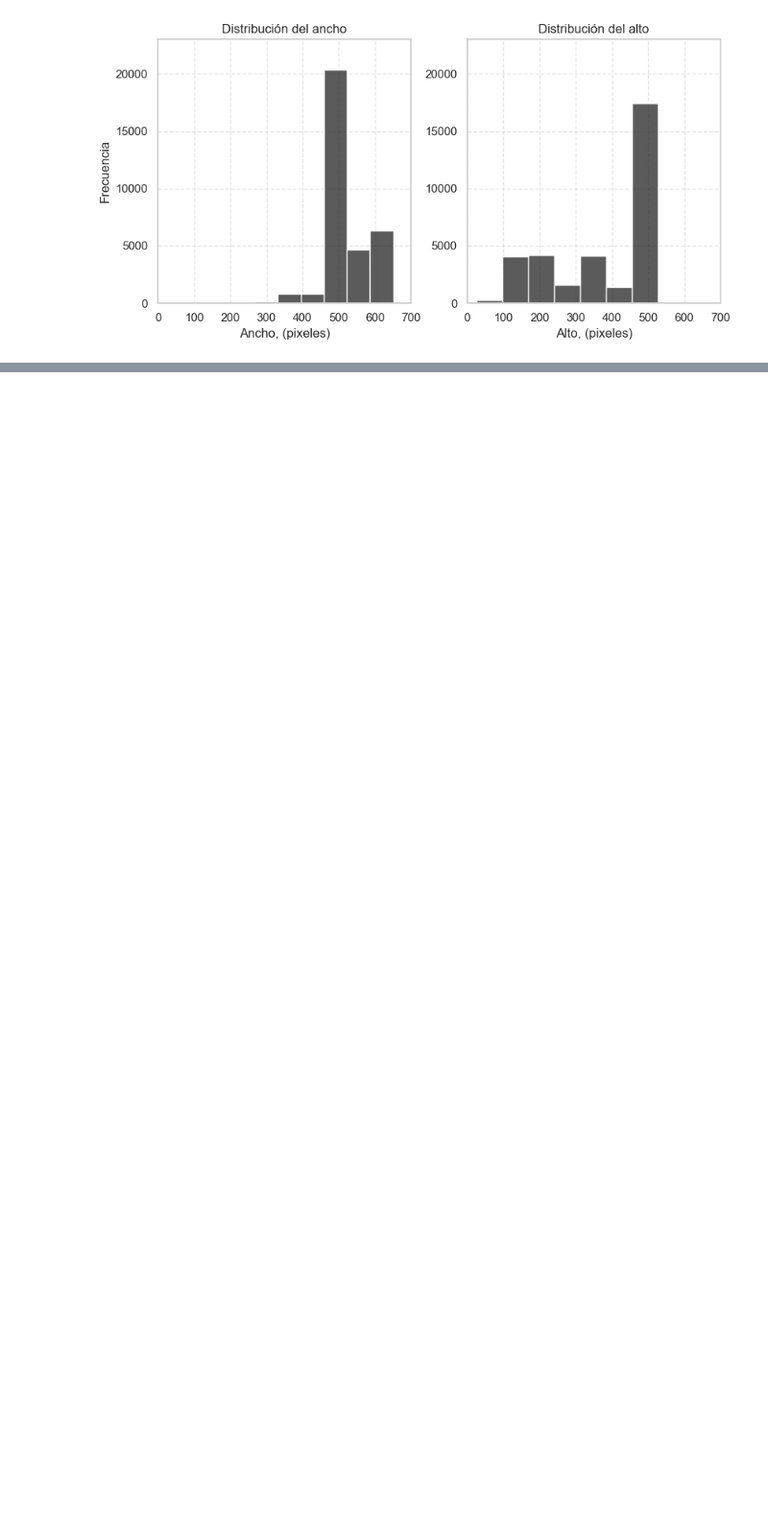
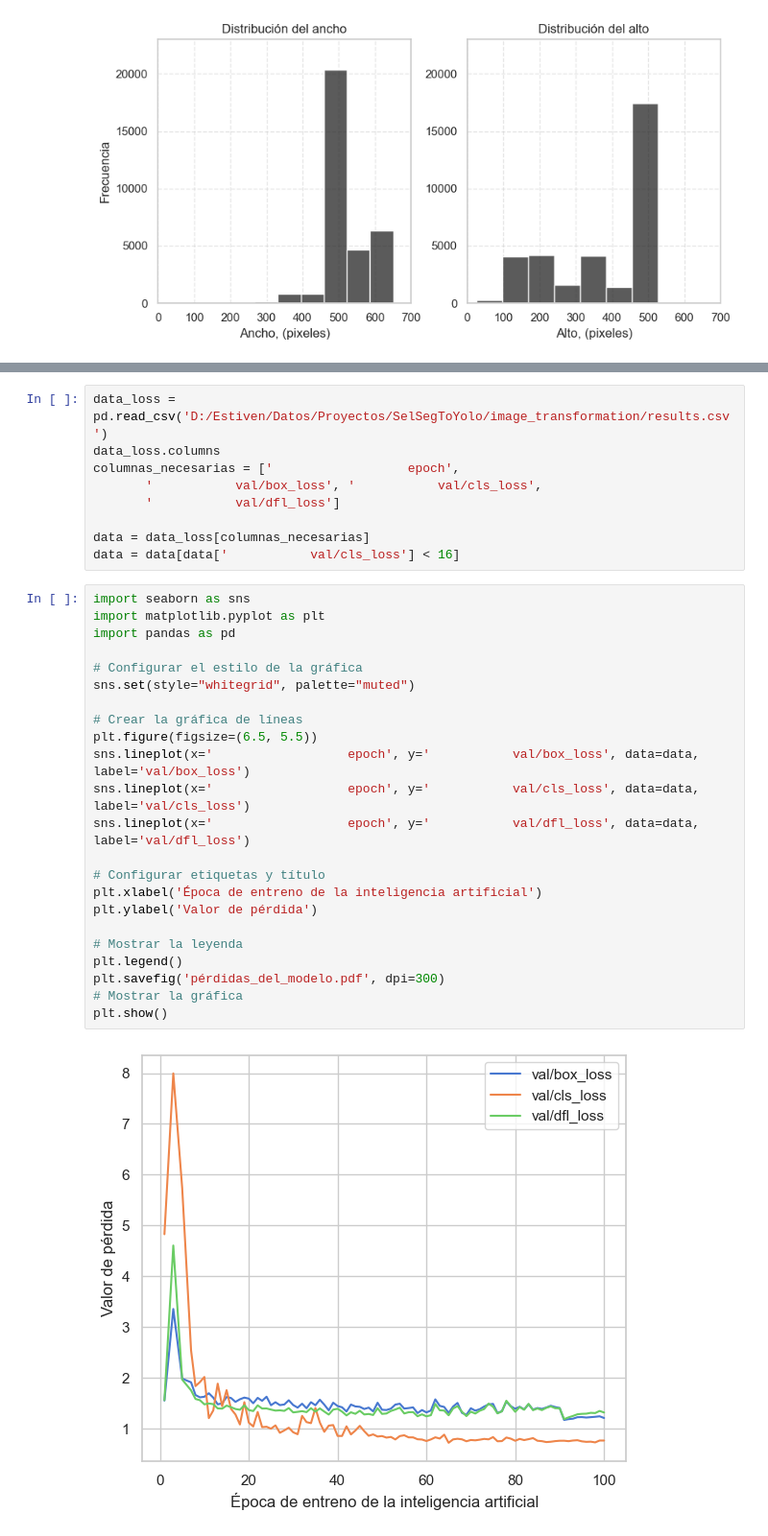
Before and after one commit to andres-mestra/SelSegToYolo, a Jupyter notebook: image_transformation/EDA_images_dataset1.ipynb, the cells around one changed output, grey strips where cells are left out. Shown at 96% size. Cells and saved outputs as stored; diff of their text form; blank space fills up the shorter version.

Commit message:
feat: Añadir código para hacer el train_test_split de las imágenes, gráficas del informe hechas en python y archivo csv con los datos de  resultados del modelo entrenado

```diff
--- a/image_transformation/EDA_images_dataset1.ipynb
+++ b/image_transformation/EDA_images_dataset1.ipynb
@@ -271,0 +274,34 @@ plt.show()
+# %%
+data_loss = pd.read_csv('D:/Estiven/Datos/Proyectos/SelSegToYolo/image_transformation/results.csv')
+data_loss.columns
+columnas_necesarias = ['                  epoch',
+       '           val/box_loss', '           val/cls_loss',
+       '           val/dfl_loss']
+
+data = data_loss[columnas_necesarias]
+data = data[data['           val/cls_loss'] < 16]
+# %%
+import seaborn as sns
+import matplotlib.pyplot as plt
+import pandas as pd
+
+# Configurar el estilo de la gráfica
+sns.set(style="whitegrid", palette="muted")
+
+# Crear la gráfica de líneas
+plt.figure(figsize=(6.5, 5.5))
+sns.lineplot(x='                  epoch', y='           val/box_loss', data=data, label='val/box_loss')
+sns.lineplot(x='                  epoch', y='           val/cls_loss', data=data, label='val/cls_loss')
+sns.lineplot(x='                  epoch', y='           val/dfl_loss', data=data, label='val/dfl_loss')
+
+# Configurar etiquetas y título
+plt.xlabel('Época de entreno de la inteligencia artificial')
+plt.ylabel('Valor de pérdida')
+
+# Mostrar la leyenda
+plt.legend()
+plt.savefig('pérdidas_del_modelo.pdf', dpi=300)
+# Mostrar la gráfica
+plt.show()
+# %% [output]
+[figure, added]
```
Also changed, not shown: parts of 1 cell of this notebook, 1 other file.
